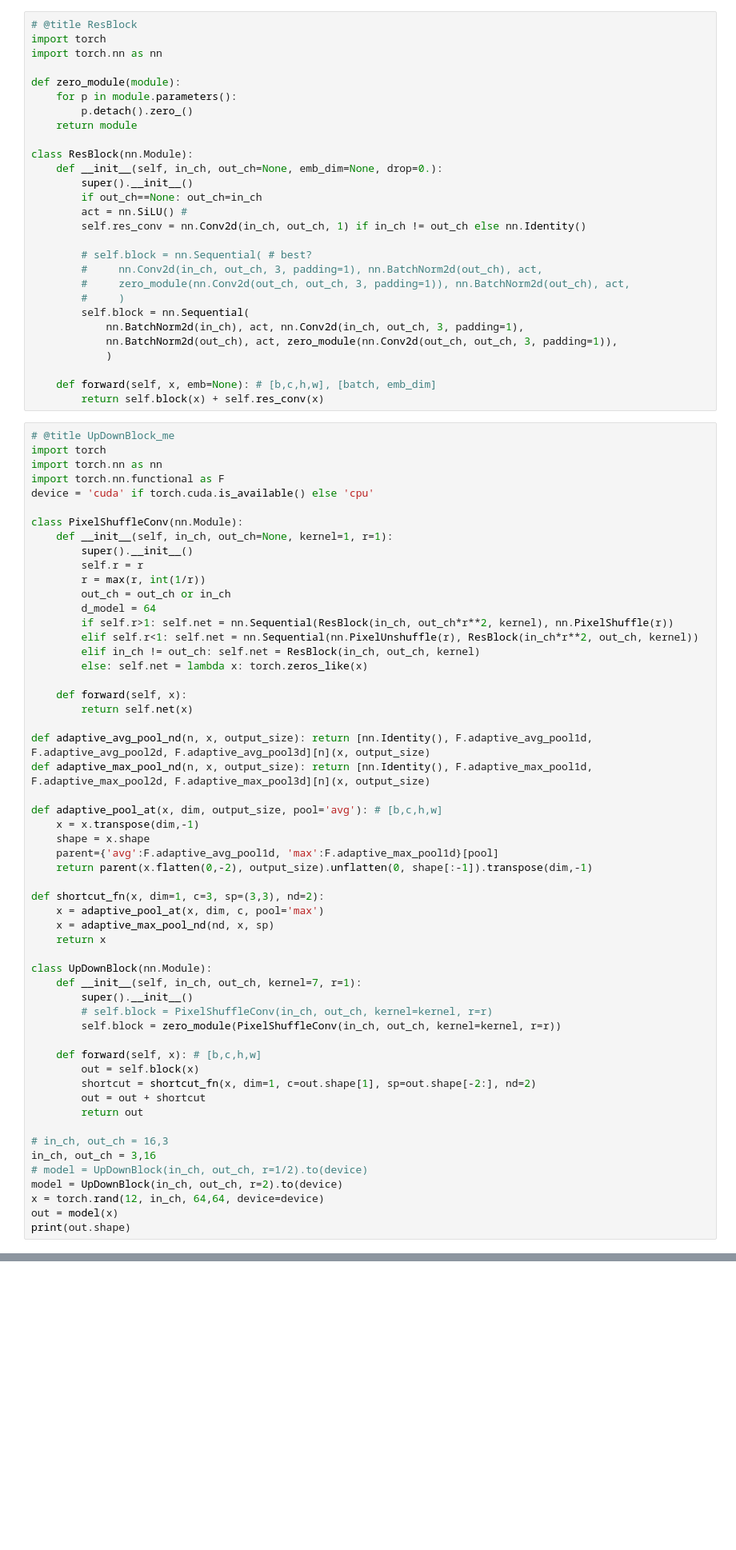
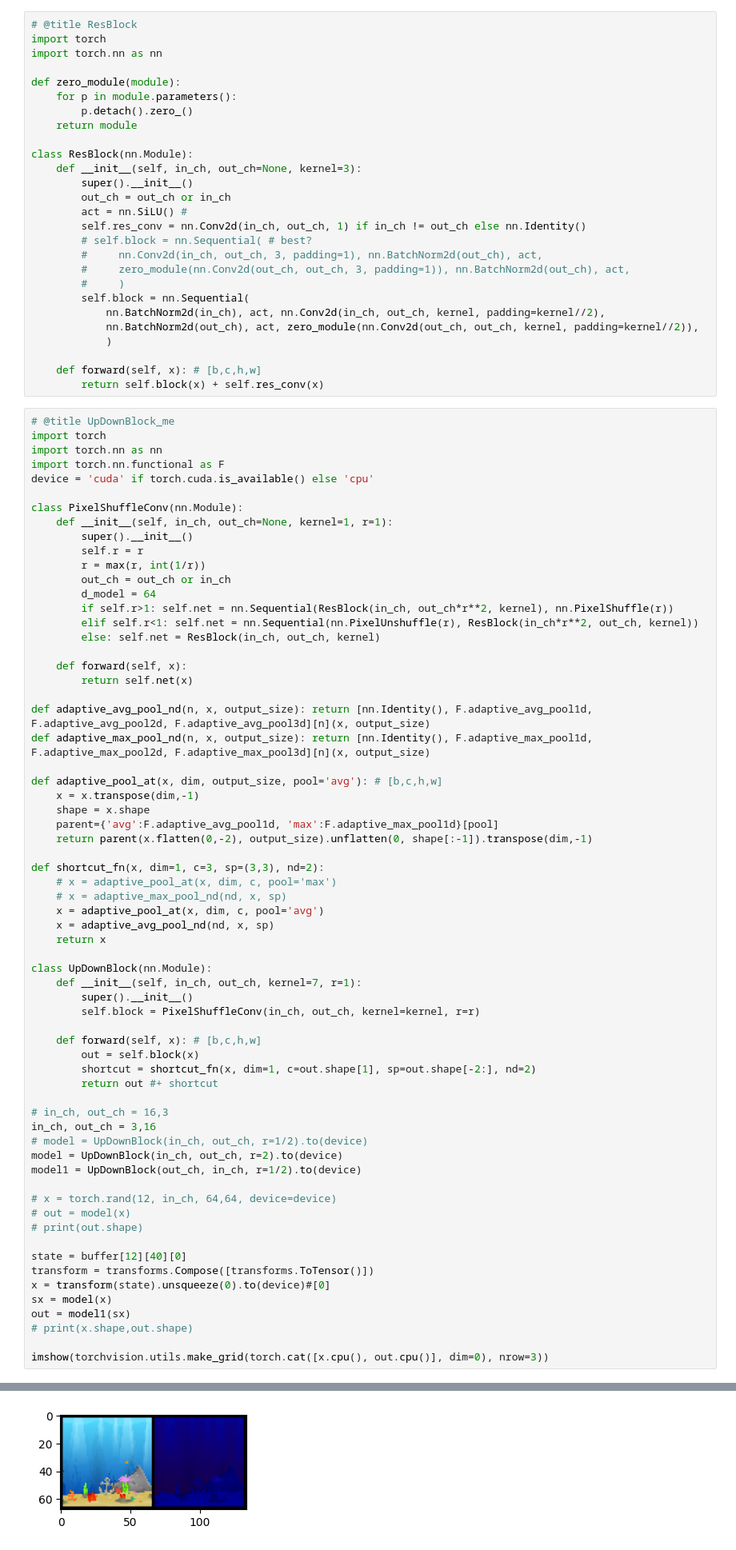
Before and after one commit to eisbetterthanpi/MaskGIT, a Jupyter notebook: MaskGIT.ipynb, the cells around one changed output, grey strips where cells are left out. Shown at 80% size. Saved outputs shown, nothing was run; the diff lists cells and outputs as text; blank space fills up the shorter version.

```diff
--- a/MaskGIT.ipynb
+++ b/MaskGIT.ipynb
@@ -156,22 +155,21 @@ def zero_module(module):
     return module
 
 class ResBlock(nn.Module):
-    def __init__(self, in_ch, out_ch=None, emb_dim=None, drop=0.):
+    def __init__(self, in_ch, out_ch=None, kernel=3):
         super().__init__()
-        if out_ch==None: out_ch=in_ch
+        out_ch = out_ch or in_ch
         act = nn.SiLU() #
         self.res_conv = nn.Conv2d(in_ch, out_ch, 1) if in_ch != out_ch else nn.Identity()
-
         # self.block = nn.Sequential( # best?
         #     nn.Conv2d(in_ch, out_ch, 3, padding=1), nn.BatchNorm2d(out_ch), act,
         #     zero_module(nn.Conv2d(out_ch, out_ch, 3, padding=1)), nn.BatchNorm2d(out_ch), act,
         #     )
         self.block = nn.Sequential(
-            nn.BatchNorm2d(in_ch), act, nn.Conv2d(in_ch, out_ch, 3, padding=1),
-            nn.BatchNorm2d(out_ch), act, zero_module(nn.Conv2d(out_ch, out_ch, 3, padding=1)),
+            nn.BatchNorm2d(in_ch), act, nn.Conv2d(in_ch, out_ch, kernel, padding=kernel//2),
+            nn.BatchNorm2d(out_ch), act, zero_module(nn.Conv2d(out_ch, out_ch, kernel, padding=kernel//2)),
             )
 
-    def forward(self, x, emb=None): # [b,c,h,w], [batch, emb_dim]
+    def forward(self, x): # [b,c,h,w]
         return self.block(x) + self.res_conv(x)
 # %%
 # @title UpDownBlock_me
@@ -189,8 +187,7 @@ class PixelShuffleConv(nn.Module):
         d_model = 64
         if self.r>1: self.net = nn.Sequential(ResBlock(in_ch, out_ch*r**2, kernel), nn.PixelShuffle(r))
         elif self.r<1: self.net = nn.Sequential(nn.PixelUnshuffle(r), ResBlock(in_ch*r**2, out_ch, kernel))
-        elif in_ch != out_ch: self.net = ResBlock(in_ch, out_ch, kernel)
-        else: self.net = lambda x: torch.zeros_like(x)
+        else: self.net = ResBlock(in_ch, out_ch, kernel)
 
     def forward(self, x):
         return self.net(x)
@@ -205,27 +202,38 @@ def adaptive_pool_at(x, dim, output_size, pool='avg'): # [b,c,h,w]
     return parent(x.flatten(0,-2), output_size).unflatten(0, shape[:-1]).transpose(dim,-1)
 
 def shortcut_fn(x, dim=1, c=3, sp=(3,3), nd=2):
-    x = adaptive_pool_at(x, dim, c, pool='max')
-    x = adaptive_max_pool_nd(nd, x, sp)
+    # x = adaptive_pool_at(x, dim, c, pool='max')
+    # x = adaptive_max_pool_nd(nd, x, sp)
+    x = adaptive_pool_at(x, dim, c, pool='avg')
+    x = adaptive_avg_pool_nd(nd, x, sp)
     return x
 
 class UpDownBlock(nn.Module):
     def __init__(self, in_ch, out_ch, kernel=7, r=1):
         super().__init__()
-        # self.block = PixelShuffleConv(in_ch, out_ch, kernel=kernel, r=r)
-        self.block = zero_module(PixelShuffleConv(in_ch, out_ch, kernel=kernel, r=r))
+        self.block = PixelShuffleConv(in_ch, out_ch, kernel=kernel, r=r)
 
     def forward(self, x): # [b,c,h,w]
         out = self.block(x)
         shortcut = shortcut_fn(x, dim=1, c=out.shape[1], sp=out.shape[-2:], nd=2)
-        out = out + shortcut
-        return out
+        return out #+ shortcut
 
 # in_ch, out_ch = 16,3
 in_ch, out_ch = 3,16
 # model = UpDownBlock(in_ch, out_ch, r=1/2).to(device)
 model = UpDownBlock(in_ch, out_ch, r=2).to(device)
-x = torch.rand(12, in_ch, 64,64, device=device)
-out = model(x)
-print(out.shape)
+model1 = UpDownBlock(out_ch, in_ch, r=1/2).to(device)
+
+# x = torch.rand(12, in_ch, 64,64, device=device)
+# out = model(x)
+# print(out.shape)
+
+state = buffer[12][40][0]
+transform = transforms.Compose([transforms.ToTensor()])
+x = transform(state).unsqueeze(0).to(device)#[0]
+sx = model(x)
+out = model1(sx)
+# print(x.shape,out.shape)
+
+imshow(torchvision.utils.make_grid(torch.cat([x.cpu(), out.cpu()], dim=0), nrow=3))
 # %% [output]
@@ -233,3 +241,4 @@ torch.Size([12, 16, 128, 128])
+[figure, added]
 # %%
 # @title AttentionBlock
 import torch
```
Also changed, not shown: parts of 28 cells of this notebook.
